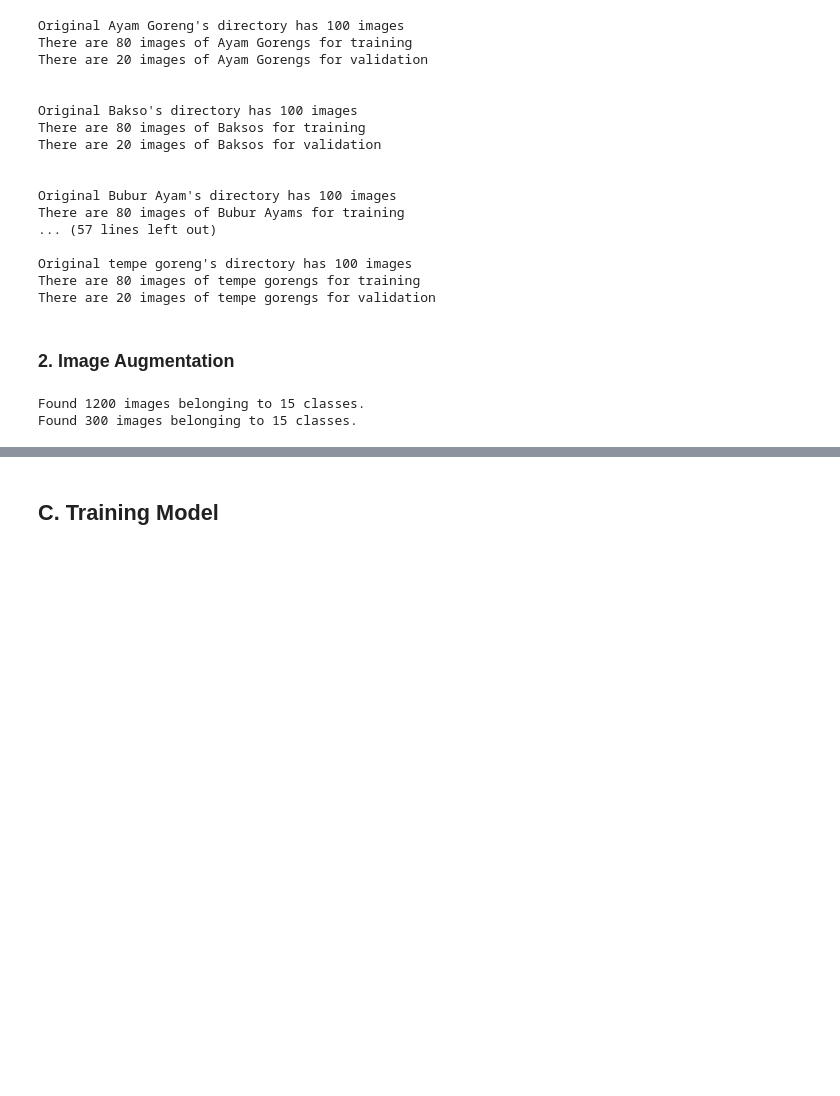
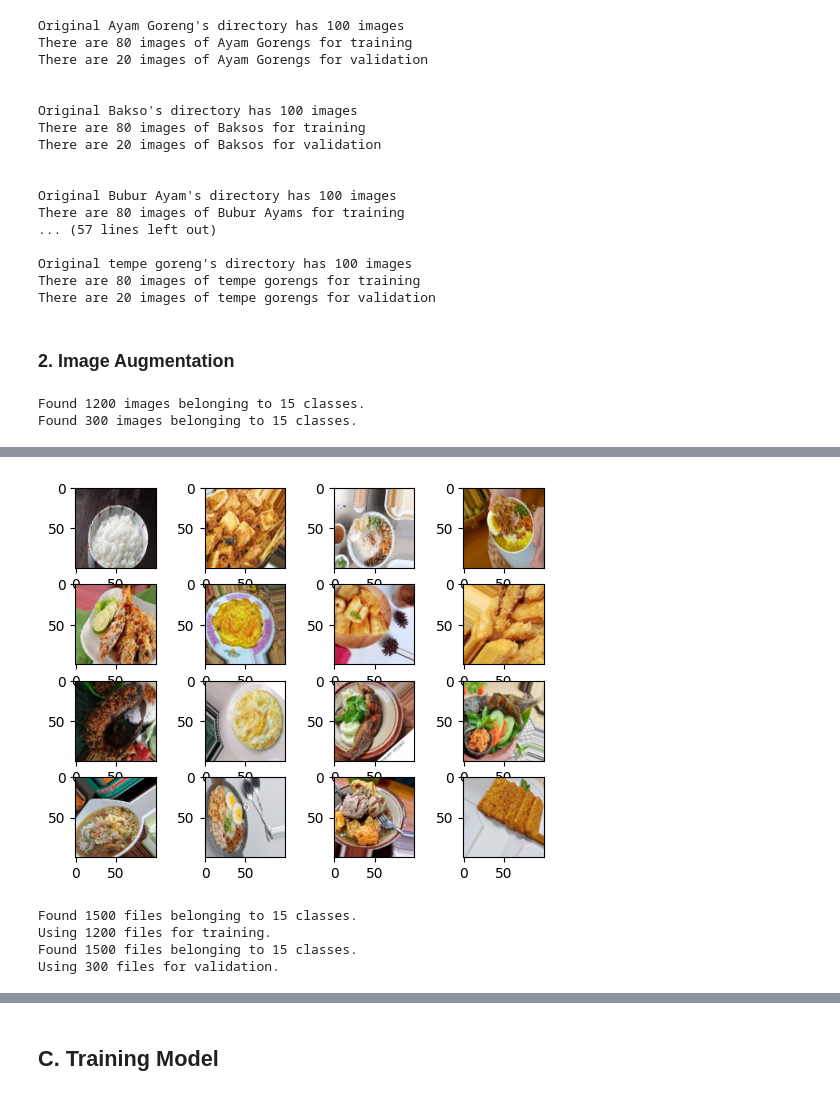
Before and after one commit to NuSa-Nutrition-Scan/Food-Classification, a Jupyter notebook: Computer Vision.ipynb, the cells around one changed output, grey strips where cells are left out. Drawn from its saved outputs; the diff is of its cells as text; code cells hidden in the pictures; blank space fills up the shorter version.

```diff
--- a/Computer Vision.ipynb
+++ b/Computer Vision.ipynb
@@ -322,0 +364,36 @@ Found 300 images belonging to 15 classes.
+# %%
+for image in train_generator:
+  #Plots our figures
+  for i,img in zip(range(0,16),image[0]):
+    plt.subplot(4, 4, i + 1)
+    image_ = img
+    plt.imshow(image_)
+  plt.show()
+  break
+# %% [output]
+[figure, added]
+# %%
+BATCH_SIZE = 32
+IMG_SIZE = (224, 224)
+directory = "./Data"
+train_dataset = image_dataset_from_directory(directory,
+                                             shuffle=True,
+                                             batch_size=BATCH_SIZE,
+                                             image_size=IMG_SIZE,
+                                             validation_split=0.2,
+                                             subset='training',
+                                             seed=42,
+                                             label_mode='categorical')
+validation_dataset = image_dataset_from_directory(directory,
+                                             shuffle=True,
+                                             batch_size=BATCH_SIZE,
+                                             image_size=IMG_SIZE,
+                                             validation_split=0.2,
+                                             subset='validation',
+                                             seed=42,
+                                             label_mode='categorical')
+# %% [output]
+Found 1500 files belonging to 15 classes.
+Using 1200 files for training.
+Found 1500 files belonging to 15 classes.
+Using 300 files for validation.
```
Also changed, not shown: parts of 17 cells of this notebook.
